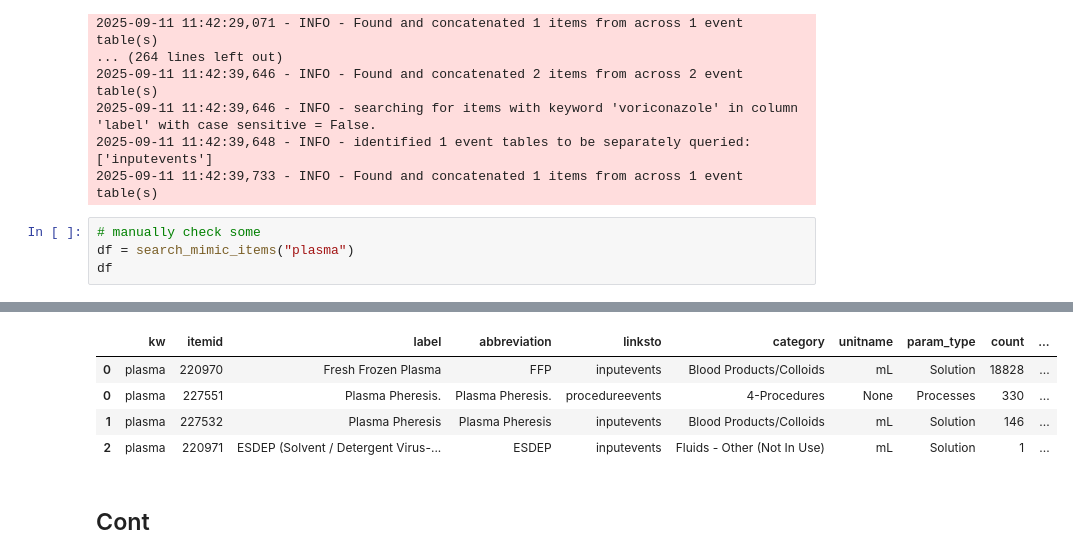
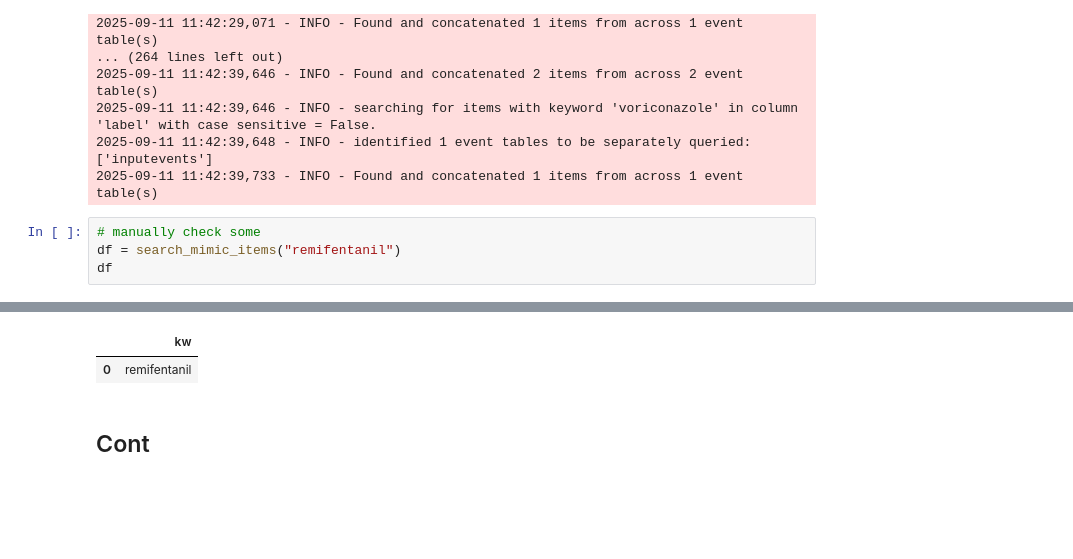
Before and after one commit to Common-Longitudinal-ICU-data-Format/CLIF-MIMIC, a Jupyter notebook: notebooks/med_admin_dev.ipynb, the cells around one changed output, grey strips where cells are left out. Drawn from its saved outputs; the diff is of its cells as text; blank space fills up the shorter version.

```diff
--- a/notebooks/med_admin_dev.ipynb
+++ b/notebooks/med_admin_dev.ipynb
@@ -109,6 +109,6 @@ meds_found = pd.concat(list_of_dfs, ignore_index=True)
 2025-09-11 11:42:39,733 - INFO - Found and concatenated 1 items from across 1 event table(s)
 # %%
 # manually check some
-df = search_mimic_items("plasma")
+df = search_mimic_items("remifentanil")
 df
 # %% [output]
@@ -118,8 +118,5 @@ df
-|  | kw | itemid | label | abbreviation | linksto | category | unitname | param_type | count | ... |
-| 0 | plasma | 220970 | Fresh Frozen Plasma | FFP | inputevents | Blood Products/Colloids | mL | Solution | 18828 | ... |
-| 0 | plasma | 227551 | Plasma Pheresis. | Plasma Pheresis. | procedureevents | 4-Procedures | None | Processes | 330 | ... |
-| 1 | plasma | 227532 | Plasma Pheresis | Plasma Pheresis | inputevents | Blood Products/Colloids | mL | Solution | 146 | ... |
-| 2 | plasma | 220971 | ESDEP (Solvent / Detergent Virus-... | ESDEP | inputevents | Fluids - Other (Not In Use) | mL | Solution | 1 | ... |
+|  | kw |
+| 0 | remifentanil |
 # %% [markdown]
 ## Cont
 # %%
```
Also changed, not shown: parts of 33 cells of this notebook, 1 other file.
